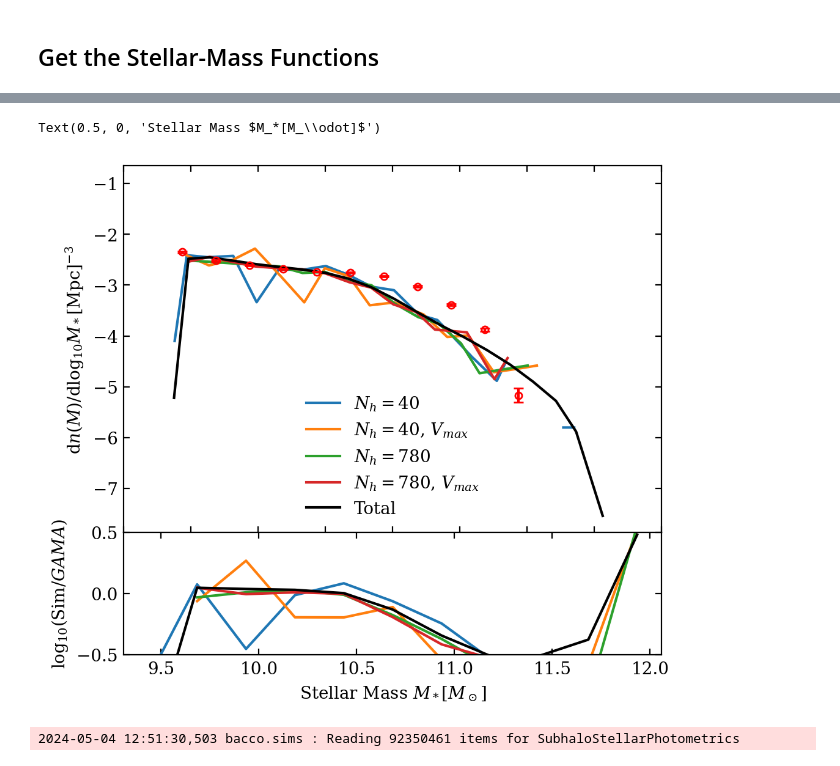
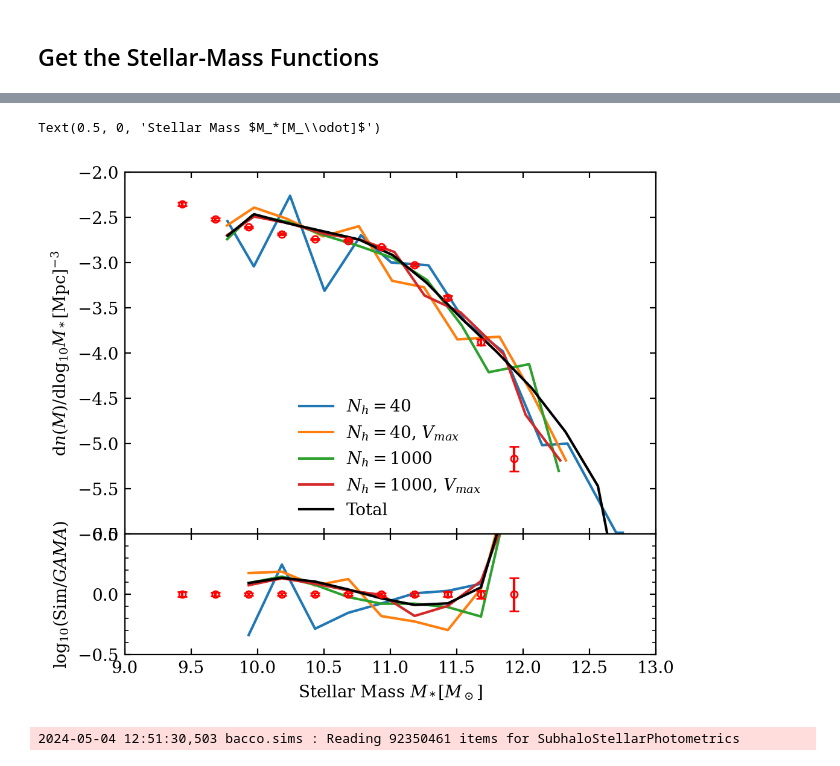
Before and after one commit to fgmaion/MTNG-resims, a Jupyter notebook: Notebooks/estimate_halo_number.ipynb, the cells around one changed output, grey strips where cells are left out. Cells and saved outputs as stored; diff of their text form; code cells hidden in the pictures.

Commit message:
Correction of bias estimates and gas-fraction. New updated plots

```diff
--- a/Notebooks/estimate_halo_number.ipynb
+++ b/Notebooks/estimate_halo_number.ipynb
@@ -46,10 +51,10 @@ mass_edges=np.array([[11,11.2],[11.2,11.4],[11.4,11.6],[11.6,11.8],[11.8,12],\
                      [13,13.2],[13.2,13.4],[13.4,13.6],[13.6,13.8],[13.8,14],\
                      [14,14.2],[14.2,14.4],[14.4,14.6],[14.8,15]])
 
-c_Nhalos = [2,8,32,64,80,\
+c_Nhalos = [64,100,100,100,100,\
             100,120,100,80,60,\
             30,20,10,6,4,\
-            2,2,0,0]
+            2,2,2,0]
 
 # mass_edges=np.array([[13,13.2],[13.2,13.4],[13.8,14],\
 #                      [14,14.2],[14.2,14.4],[14.8,15]])
@@ -206,7 +211,7 @@ dict_keys(['nsubs_in_file', 'pos', 'vel', 'mostboundID', 'len', 'subnr', 'fof_in
 # %% [markdown]
 ## Get the Stellar-Mass Functions
 # %%
-nbins=30
+nbins=20
 smf_total = splitter.stellar_mf(gal_sel=sel_total['gal_sel'], sel_mask=sel_total, nbins=nbins)
 
 smf = {}
@@ -259,41 +262,44 @@ ax1=fig.add_axes((.1,.3,.8,.6))
 
 ax1.plot(np.log10(smf['2']['mstar']), np.log10(smf['2']['smf']), label='$N_h=40$')
 ax1.plot(np.log10(smf['vmax']['mstar']), np.log10(smf['vmax']['smf']), label='$N_h=40$, $V_{max}$')
-ax1.plot(np.log10(smf['Custom']['mstar']), np.log10(smf['Custom']['smf']), label='$N_h=780$')
-ax1.plot(np.log10(smf['vmax_Custom']['mstar']), np.log10(smf['vmax_Custom']['smf']), label='$N_h=780$, $V_{max}$')
+ax1.plot(np.log10(smf['Custom']['mstar']), np.log10(smf['Custom']['smf']), label='$N_h=1000$')
+ax1.plot(np.log10(smf['vmax_Custom']['mstar']), np.log10(smf['vmax_Custom']['smf']), label='$N_h=1000$, $V_{max}$')
 ax1.plot(np.log10(smf_total['mstar']), np.log10(smf_total['smf']), label='Total', color='k')
 
 
-ax1.errorbar(GAMA_corr[:,0], GAMA_corr[:,1], yerr=[GAMA_corr[:,2],GAMA_corr[:,3]], color='r', marker='o', capsize=3, ms=4, fillstyle='none', ls='')
+ax1.errorbar(GAMA_corr[:,0], GAMA_corr[:,1], yerr=[GAMA_corr[:,2], GAMA_corr[:,3]], color='r', marker='o', capsize=3, ms=4, fillstyle='none', ls='')
 
 ax1.legend(loc='lower center')
 
 ax1.set_xlim(9, 13)
+ax1.set_ylim(-6, -2)
 
 ax1.set_ylabel('$\mathrm{d}n(M)/\mathrm{dlog}_{10}M_*[\mathrm{Mpc}]^{-3}$')
 ax1.set_xticklabels([])
 
 ax2=fig.add_axes((.1,.1,.8,.2))
 
 ax2.plot(GAMA_corr[:,0], np.interp( GAMA_corr[:,0], np.log10(smf['2']['mstar']), np.log10(smf['2']['smf']) )-GAMA_corr[:,1] )
 ax2.plot(GAMA_corr[:,0], np.interp( GAMA_corr[:,0], np.log10(smf['vmax']['mstar']), np.log10(smf['vmax']['smf']) )-GAMA_corr[:,1] )
 ax2.plot(GAMA_corr[:,0], np.interp( GAMA_corr[:,0], np.log10(smf['Custom']['mstar']), np.log10(smf['Custom']['smf']) )-GAMA_corr[:,1] )
 ax2.plot(GAMA_corr[:,0], np.interp( GAMA_corr[:,0], np.log10(smf['vmax_Custom']['mstar']), np.log10(smf['vmax_Custom']['smf']) )-GAMA_corr[:,1] )
 ax2.plot(GAMA_corr[:,0], np.interp( GAMA_corr[:,0], np.log10(smf_total['mstar']), np.log10(smf_total['smf']) )-GAMA_corr[:,1], color='k')
 
+ax2.errorbar(GAMA_corr[:,0], np.zeros(len(GAMA_corr[:,0])), yerr=[GAMA_corr[:,2], GAMA_corr[:,3]], marker='o', color='r', capsize=3, ms=4, fillstyle='none', ls='')
 
-#ax2.set_xlim(1e9, 1e13)
+ax2.set_xlim(9, 13)
+ax2.set_ylim(-0.5,0.5)
 
-ax2.set_ylim(-0.5,0.5)
+ax2.set_yticks([-0.5,-0.4,-0.3,-0.2,-0.1,0.0,0.1,0.2,0.3,0.4,0.5], minor=True)
 
 #ax2.fill_between(centers, -0.05,0.05, color='gray', alpha=0.1)
 #ax2.fill_between(centers, -0.1,0.1, color='gray', alpha=0.1)
 
 ax2.set_ylabel('$\log_{10}(\mathrm{Sim}/GAMA)$')
 ax2.set_xlabel('Stellar Mass $M_*[M_\odot]$')
 # %% [output]
 Text(0.5, 0, 'Stellar Mass $M_*[M_\\odot]$')
-[figure, old version]
+[figure, new version]
 # %%
 sel = np.where( (sim.sub['LenType'][:,4]>200) & (np.sum(sim.sub['MassType'], axis=1)>1) )
 
```
Also changed, not shown: parts of 18 cells of this notebook.
